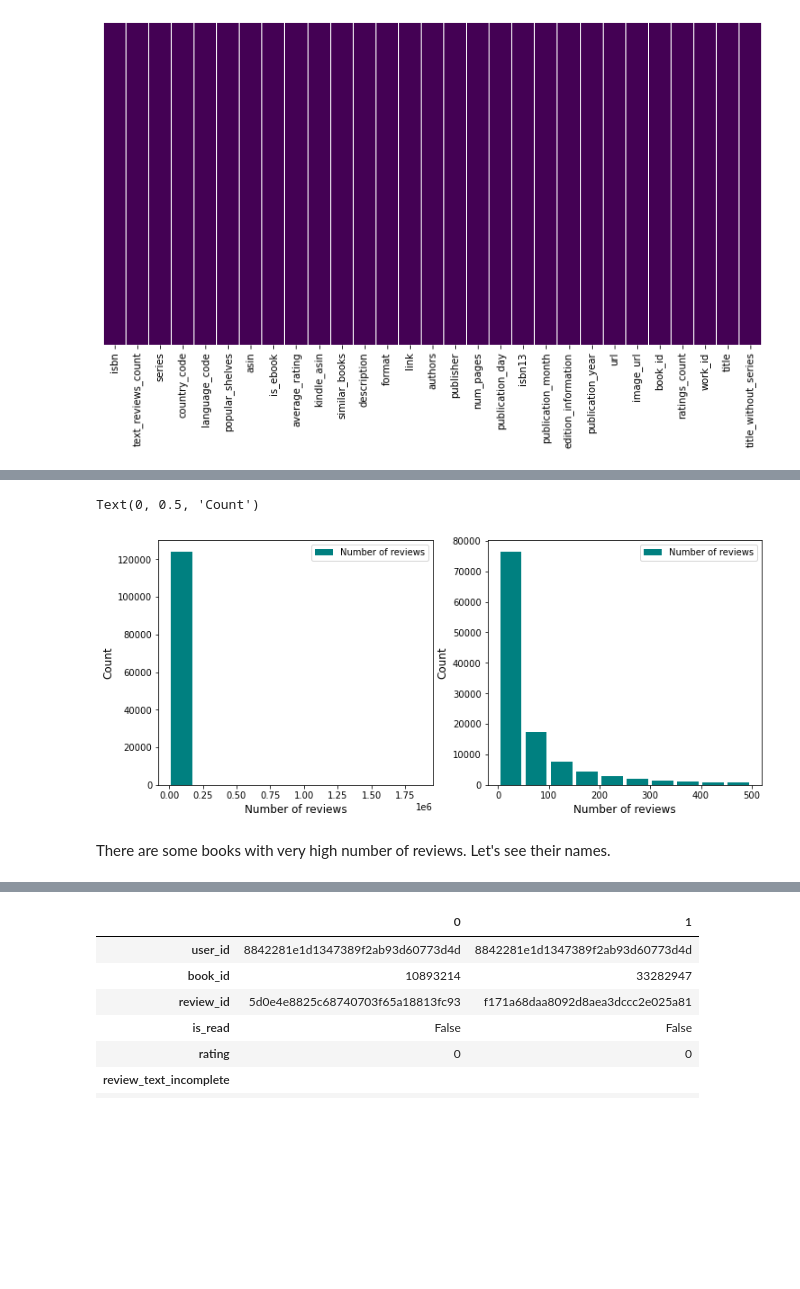
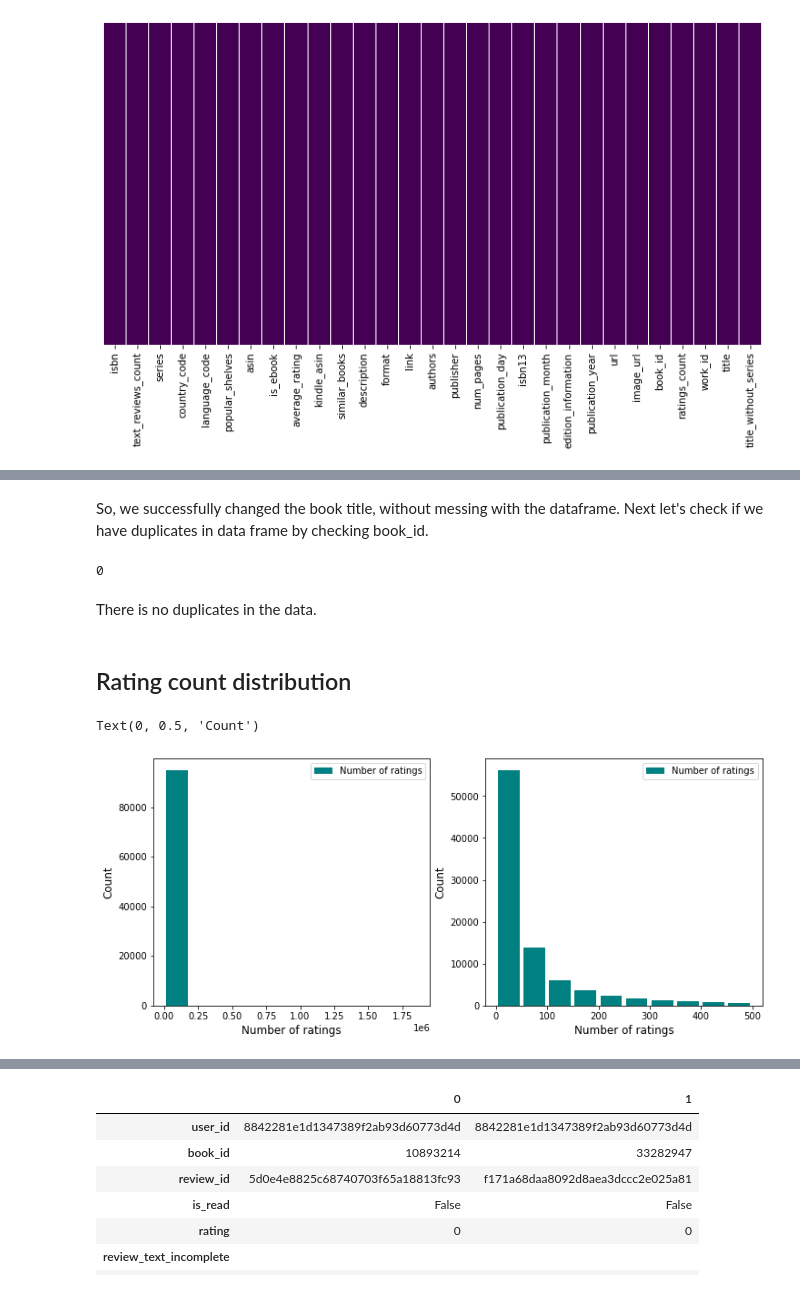
Before and after one commit to somayehY/Somayeh_Youssefi, a Jupyter notebook: Book Recomendation System/BookRecomSys_DataWrangling.ipynb, the cells around one changed output, grey strips where cells are left out. Cells and saved outputs as stored; diff of their text form; code cells hidden in the pictures; blank space fills up the shorter version.

```diff
--- a/Book Recomendation System/BookRecomSys_DataWrangling.ipynb
+++ b/Book Recomendation System/BookRecomSys_DataWrangling.ipynb
@@ -202,0 +276,14 @@ for x in string_columns:
+# %%
+# Where language is ' ' or '--', apply detect either on the title or the book description to find the language
+no_language = []
+for i in range(len(books)):
+    if (books.loc[i, 'language_code']=='') | (books.loc[i, 'language_code']=='--'):
+        try:
+            if detect(books.loc[i, 'title']):
+                books.loc[i, 'language_code'] = detect(books.loc[i, 'title'])
+            elif detect(books.loc[i, 'description']):
+                books.loc[i, 'language_code'] = detect(books.loc[i, 'description'])
+            else:
+                no_language.append[i]
+        except:
+            pass
@@ -202,0 +372,3 @@ for x in string_columns:
+# %%
+# Drop those books of which language is not English!
+books = books[books.language_code=='eng']
@@ -203,22 +433,30 @@ for x in string_columns:
+# %% [markdown]
+So, we successfully changed the book title, without messing with the dataframe. Next let's check if we have duplicates in data frame by checking book_id.
+# %%
+books.duplicated(subset='book_id').sum()
+# %% [output]
+0
+# %% [markdown]
+There is no duplicates in the data.
+# %% [markdown]
+## Rating count distribution <a class='anchor' id='rating_count'>
 # %%
-# Plot the histogram of the reviews
+# Plot the histogram of the rating counts
 fig, (ax0, ax1) = plt.subplots(nrows=1, ncols=2, figsize=(12,5))
 
 books["ratings_count"].plot.hist(bins=10, rwidth=0.85, color="teal", ax=ax0)
 books[books["ratings_count"]<500]['ratings_count'].plot.hist(bins=10, rwidth=0.85, color="teal", ax=ax1)
 
-ax0.legend(['Number of reviews'])
-ax0.set_xlabel('Number of reviews', fontsize=12)
+ax0.legend(['Number of ratings'])
+ax0.set_xlabel('Number of ratings', fontsize=12)
 ax0.set_ylabel('Count', fontsize=12)
 
-ax1.legend(['Number of reviews'])
-ax1.set_xlabel('Number of reviews', fontsize=12)
+ax1.legend(['Number of ratings'])
+ax1.set_xlabel('Number of ratings', fontsize=12)
 ax1.set_ylabel('Count', fontsize=12)
 # %% [output]
 Text(0, 0.5, 'Count')
-[figure, old version]
+[figure, new version]
-# %% [markdown]
-There are some books with very high number of reviews. Let's see their names.
 # %%
 books[books['ratings_count']>1000000]
 # %% [output]
```
Also changed, not shown: parts of 80 cells of this notebook.
